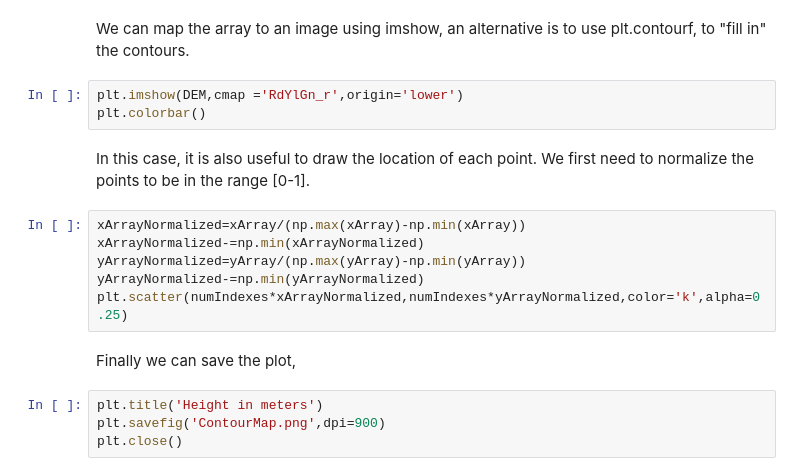
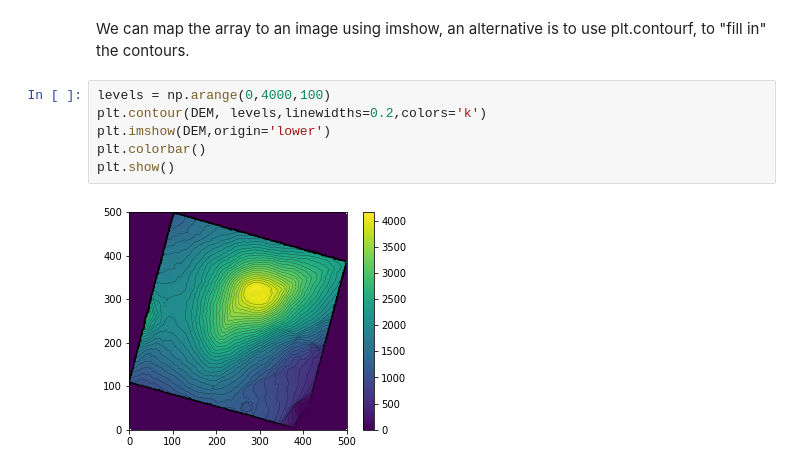
Before and after one commit to CGCooke/CGCooke.github.io, a Jupyter notebook: _jupyter/Scattered-Interpolation.ipynb, the cells around one changed output. Cells and saved outputs as stored; diff of their text form.

```diff
--- a/_jupyter/Scattered-Interpolation.ipynb
+++ b/_jupyter/Scattered-Interpolation.ipynb
@@ -65,20 +105,10 @@ plt.contour(DEM, levels,linewidths=0.2,colors='k')
 # %% [markdown]
 We can map the array to an image using imshow, an alternative is to use plt.contourf, to "fill in" the contours.
-# %%
-plt.imshow(DEM,cmap ='RdYlGn_r',origin='lower')
-plt.colorbar()
-# %% [markdown]
-In this case, it is also useful to draw the location of each point.
-We first need to normalize the points to be in the range [0-1].
-# %%
-xArrayNormalized=xArray/(np.max(xArray)-np.min(xArray))
-xArrayNormalized-=np.min(xArrayNormalized)
-yArrayNormalized=yArray/(np.max(yArray)-np.min(yArray))
-yArrayNormalized-=np.min(yArrayNormalized)
-plt.scatter(numIndexes*xArrayNormalized,numIndexes*yArrayNormalized,color='k',alpha=0.25)
-# %% [markdown]
-Finally we can save the plot,
-# %%
-plt.title('Height in meters')
-plt.savefig('ContourMap.png',dpi=900)
-plt.close()
+# %%
+levels = np.arange(0,4000,100)
+plt.contour(DEM, levels,linewidths=0.2,colors='k')
+plt.imshow(DEM,origin='lower')
+plt.colorbar()
+plt.show()
+# %% [output]
+[figure, added]
```
Also changed, not shown: parts of 22 cells of this notebook, 5 other files.
